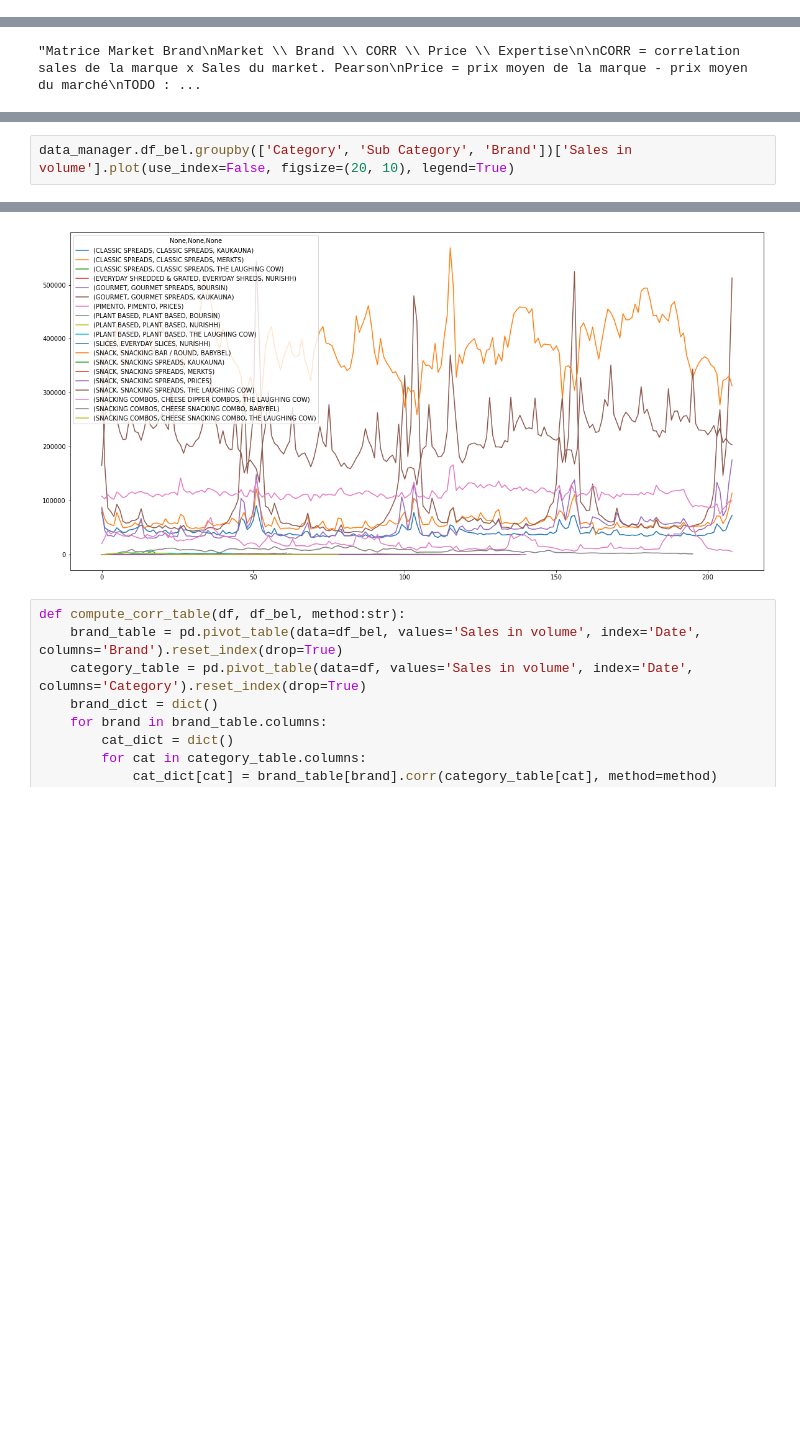
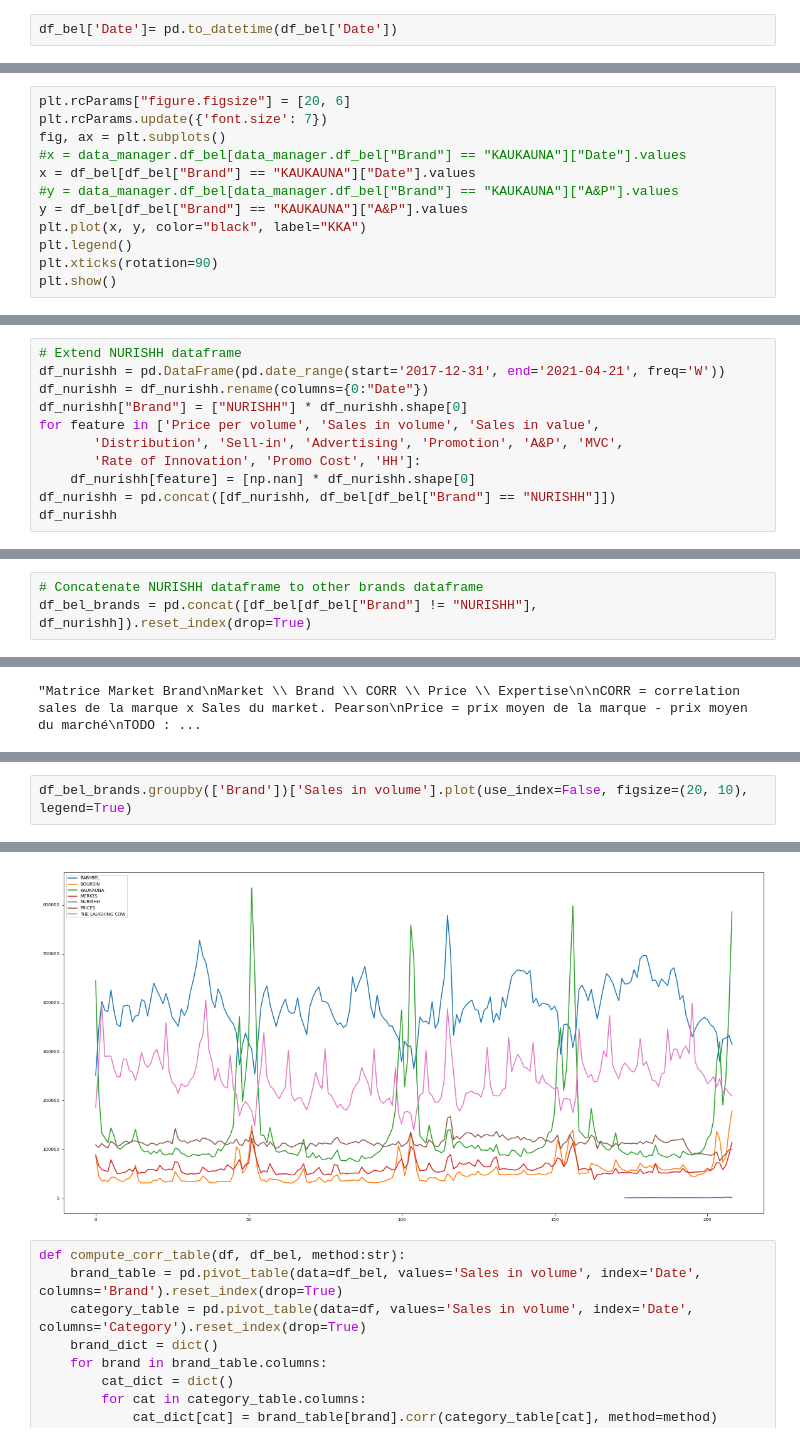
Before and after one commit to rayane-pivot/bel-bel-2022-growth-modelling-gm_tool, a Jupyter notebook: Capacity_to_win.ipynb, the cells around one changed output, grey strips where cells are left out. Cells and saved outputs as stored; diff of their text form; blank space fills up the shorter version.

```diff
--- a/Capacity_to_win.ipynb
+++ b/Capacity_to_win.ipynb
@@ -39,0 +77,2 @@ from sklearn.preprocessing import MinMaxScaler
+# %%
+df_bel['Date']= pd.to_datetime(df_bel['Date'])
@@ -39,0 +86,12 @@ from sklearn.preprocessing import MinMaxScaler
+# %%
+plt.rcParams["figure.figsize"] = [20, 6]
+plt.rcParams.update({'font.size': 7})
+fig, ax = plt.subplots()
+#x = data_manager.df_bel[data_manager.df_bel["Brand"] == "KAUKAUNA"]["Date"].values
+x = df_bel[df_bel["Brand"] == "KAUKAUNA"]["Date"].values
+#y = data_manager.df_bel[data_manager.df_bel["Brand"] == "KAUKAUNA"]["A&P"].values
+y = df_bel[df_bel["Brand"] == "KAUKAUNA"]["A&P"].values
+plt.plot(x, y, color="black", label="KKA")
+plt.legend()
+plt.xticks(rotation=90)
+plt.show()
@@ -142,0 +240,11 @@ def compute_inno(df, how:str):
+# %%
+# Extend NURISHH dataframe
+df_nurishh = pd.DataFrame(pd.date_range(start='2017-12-31', end='2021-04-21', freq='W'))
+df_nurishh = df_nurishh.rename(columns={0:"Date"})
+df_nurishh["Brand"] = ["NURISHH"] * df_nurishh.shape[0]
+for feature in ['Price per volume', 'Sales in volume', 'Sales in value',
+       'Distribution', 'Sell-in', 'Advertising', 'Promotion', 'A&P', 'MVC',
+       'Rate of Innovation', 'Promo Cost', 'HH']:
+    df_nurishh[feature] = [np.nan] * df_nurishh.shape[0]
+df_nurishh = pd.concat([df_nurishh, df_bel[df_bel["Brand"] == "NURISHH"]])
+df_nurishh
@@ -143 +265,4 @@ def compute_inno(df, how:str):
+# %%
+# Concatenate NURISHH dataframe to other brands dataframe
+df_bel_brands = pd.concat([df_bel[df_bel["Brand"] != "NURISHH"], df_nurishh]).reset_index(drop=True)
 # %%
@@ -195,3 +326,3 @@ Name: Sales in volume, dtype: object
 # %%
-data_manager.df_bel.groupby(['Category', 'Sub Category', 'Brand'])['Sales in volume'].plot(use_index=False, figsize=(20, 10), legend=True)
+df_bel_brands.groupby(['Brand'])['Sales in volume'].plot(use_index=False, figsize=(20, 10), legend=True)
 # %% [output]
@@ -214,5 +337,5 @@ SNACKING COMBOS             CHEESE DIPPER COMBOS   THE LAUGHING COW    AxesSubpl
 Name: Sales in volume, dtype: object
-[figure, old version]
+[figure, new version]
 # %%
 def compute_corr_table(df, df_bel, method:str):
     brand_table = pd.pivot_table(data=df_bel, values='Sales in volume', index='Date', columns='Brand').reset_index(drop=True)
```
Also changed, not shown: parts of 57 cells of this notebook.
